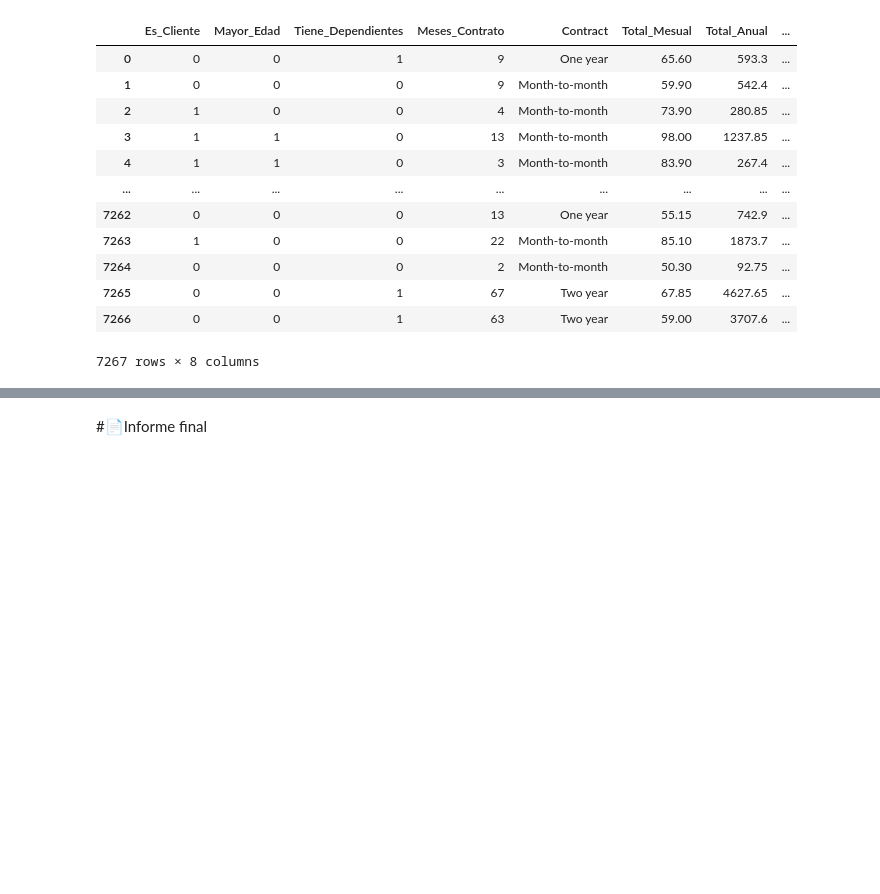
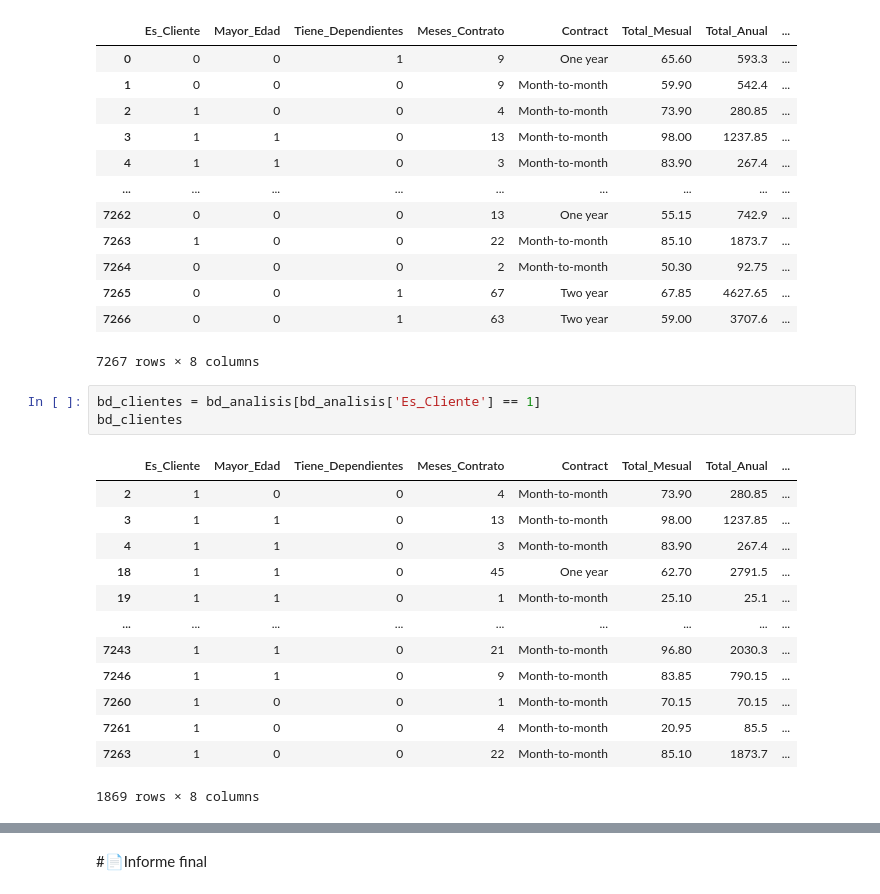
Before and after one commit to GisseYo/ChallengeTelecomX, a Jupyter notebook: TelecomX_LATAM.ipynb, the cells around one changed output, grey strips where cells are left out. Drawn from its saved outputs; the diff is of its cells as text; blank space fills up the shorter version.

```diff
--- a/TelecomX_LATAM.ipynb
+++ b/TelecomX_LATAM.ipynb
@@ -258,3 +258,20 @@ bd_analisis
 | 7265 | 0 | 0 | 1 | 67 | Two year | 67.85 | 4627.65 | ... |
 | 7266 | 0 | 0 | 1 | 63 | Two year | 59.00 | 3707.6 | ... |
 7267 rows × 8 columns
+# %%
+bd_clientes = bd_analisis[bd_analisis['Es_Cliente'] == 1]
+bd_clientes
+# %% [output]
+|  | Es_Cliente | Mayor_Edad | Tiene_Dependientes | Meses_Contrato | Contract | Total_Mesual | Total_Anual | ... |
+| 2 | 1 | 0 | 0 | 4 | Month-to-month | 73.90 | 280.85 | ... |
+| 3 | 1 | 1 | 0 | 13 | Month-to-month | 98.00 | 1237.85 | ... |
+| 4 | 1 | 1 | 0 | 3 | Month-to-month | 83.90 | 267.4 | ... |
+| 18 | 1 | 1 | 0 | 45 | One year | 62.70 | 2791.5 | ... |
+| 19 | 1 | 1 | 0 | 1 | Month-to-month | 25.10 | 25.1 | ... |
+| ... | ... | ... | ... | ... | ... | ... | ... | ... |
+| 7243 | 1 | 1 | 0 | 21 | Month-to-month | 96.80 | 2030.3 | ... |
+| 7246 | 1 | 1 | 0 | 9 | Month-to-month | 83.85 | 790.15 | ... |
+| 7260 | 1 | 0 | 0 | 1 | Month-to-month | 70.15 | 70.15 | ... |
+| 7261 | 1 | 0 | 0 | 4 | Month-to-month | 20.95 | 85.5 | ... |
+| 7263 | 1 | 0 | 0 | 22 | Month-to-month | 85.10 | 1873.7 | ... |
+1869 rows × 8 columns
```
Also changed, not shown: parts of 1 cell of this notebook.
